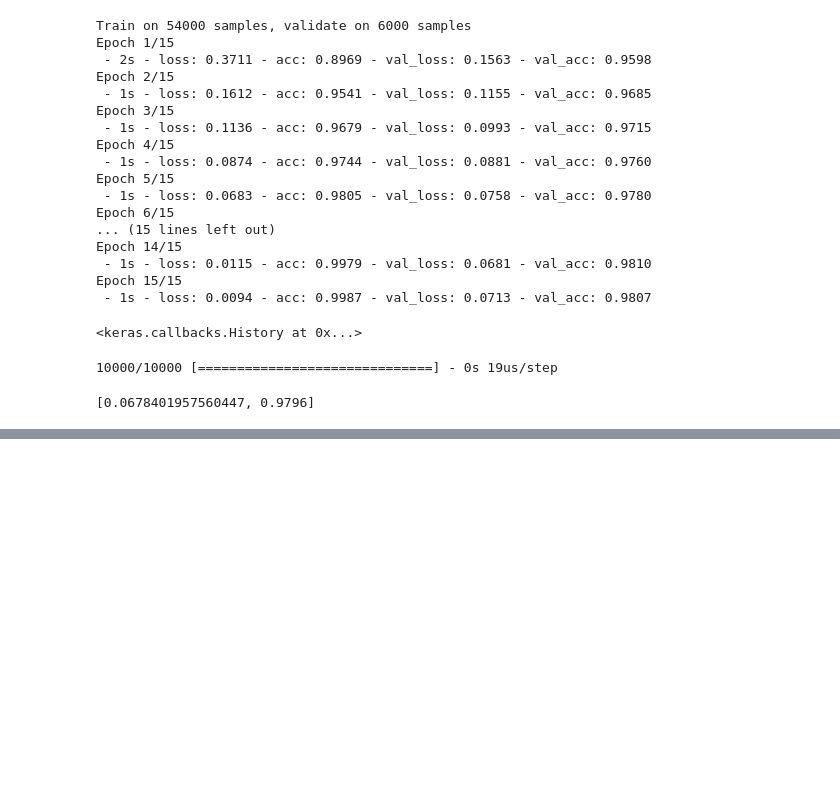
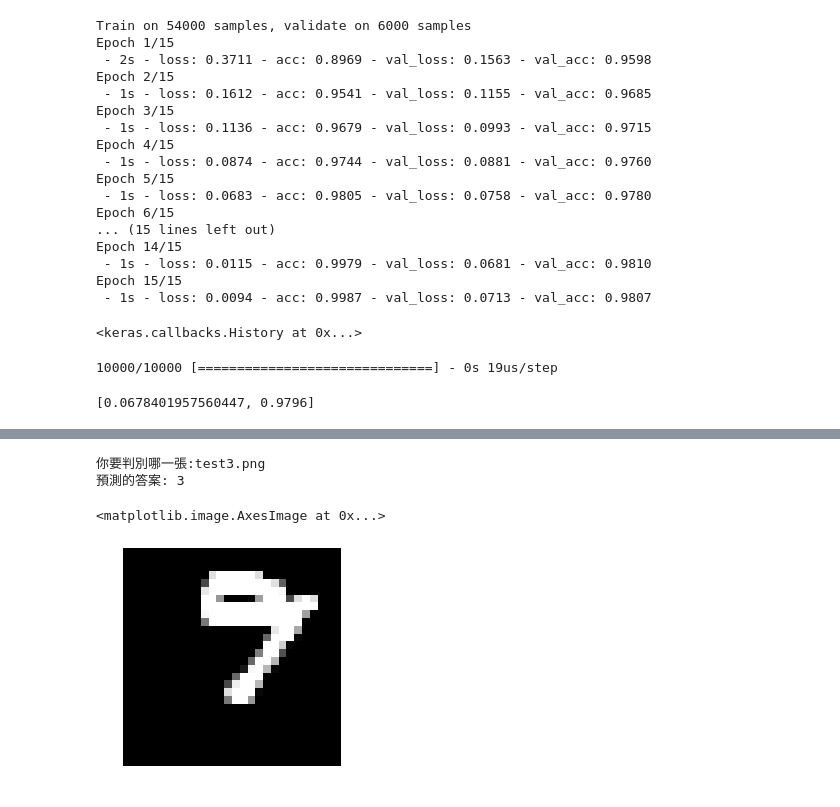
Before and after one commit to grand-coder/MLDB101, a Jupyter notebook: mlp.ipynb, the cells around one changed output, grey strips where cells are left out. Saved outputs shown, nothing was run; the diff lists cells and outputs as text; code cells hidden in the pictures; blank space fills up the shorter version.

```diff
--- a/mlp.ipynb
+++ b/mlp.ipynb
@@ -111,0 +147,15 @@ mlp.evaluate(x_test_shape, y_test_cat)
+# %%
+# Pillow(PIL)
+from keras.preprocessing.image import load_img
+fp = input("你要判別哪一張:")
+img = np.array(load_img(fp, target_size=(28, 28)).convert("L"))
+img_reshape = img.reshape(784) / 255
+need_predict = np.array([img_reshape])
+print("預測的答案:", mlp.predict_classes(need_predict)[0])
+plt.axis("off")
+plt.imshow(img, cmap="gray")
+# %% [output]
+你要判別哪一張:test3.png
+預測的答案: 3
+<matplotlib.image.AxesImage at 0x...>
+[figure, added]
```
Also changed, not shown: parts of 2 cells of this notebook.
